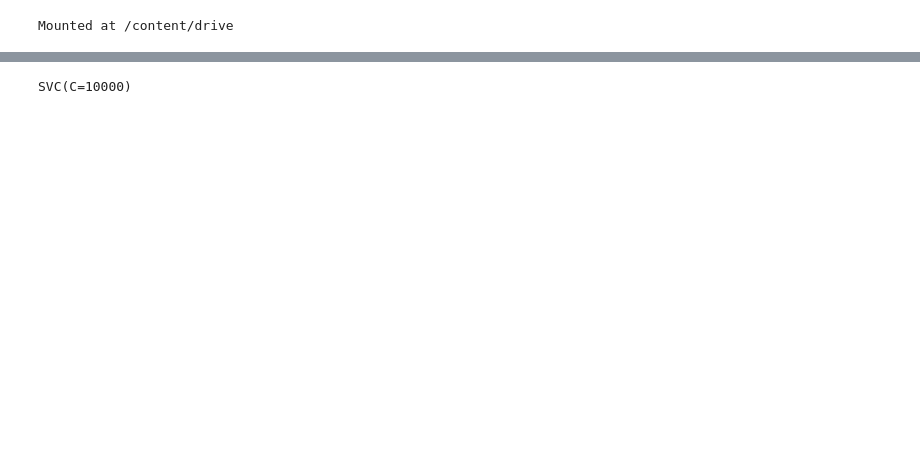
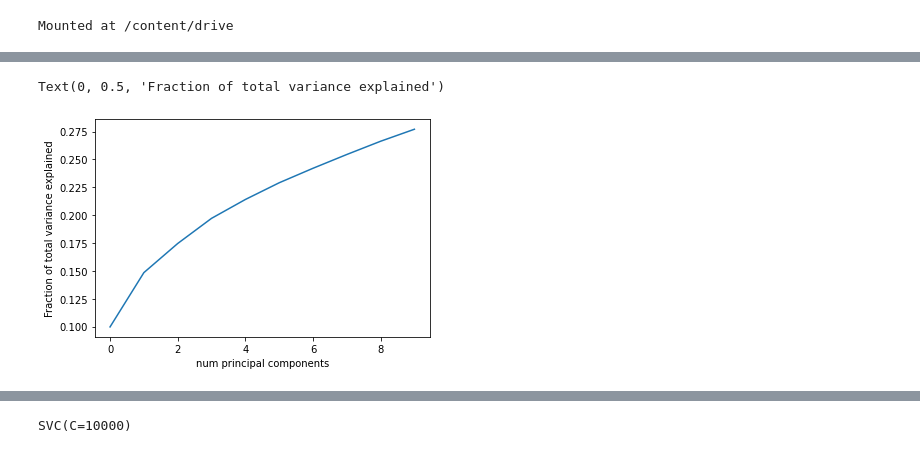
Before and after one commit to diya17/software-security, a Jupyter notebook: AutomatedMalwareDetection/Classification_of_Benign_and_malicious_apps.ipynb, the cells around one changed output, grey strips where cells are left out. Saved outputs shown, nothing was run; the diff lists cells and outputs as text; code cells hidden in the pictures; blank space fills up the shorter version.

```diff
--- a/AutomatedMalwareDetection/Classification_of_Benign_and_malicious_apps.ipynb
+++ b/AutomatedMalwareDetection/Classification_of_Benign_and_malicious_apps.ipynb
@@ -132,3 +169,11 @@ Text(0, 0.5, 'Fraction of total variance explained')
+# %%
+matplotlib.pyplot.plot(np.cumsum(pca2.explained_variance_ratio_))
+np.cumsum(pca2.explained_variance_ratio_)
+matplotlib.pyplot.xlabel('num principal components')
+matplotlib.pyplot.ylabel('Fraction of total variance explained')
+# %% [output]
+Text(0, 0.5, 'Fraction of total variance explained')
+[figure, added]
 # %%
 n_components = 3
 # %%
```
Also changed, not shown: parts of 93 cells of this notebook, 1 other file.
